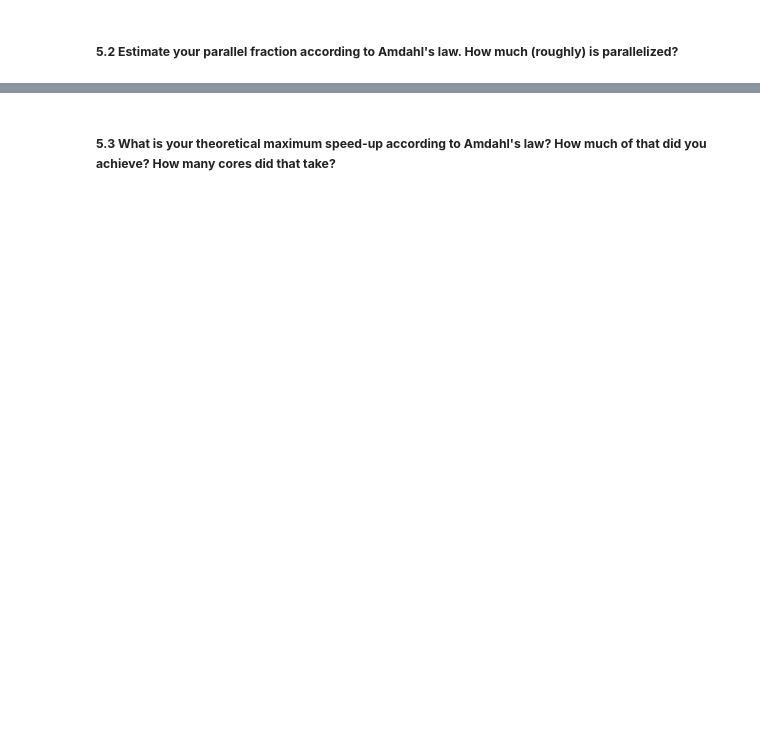
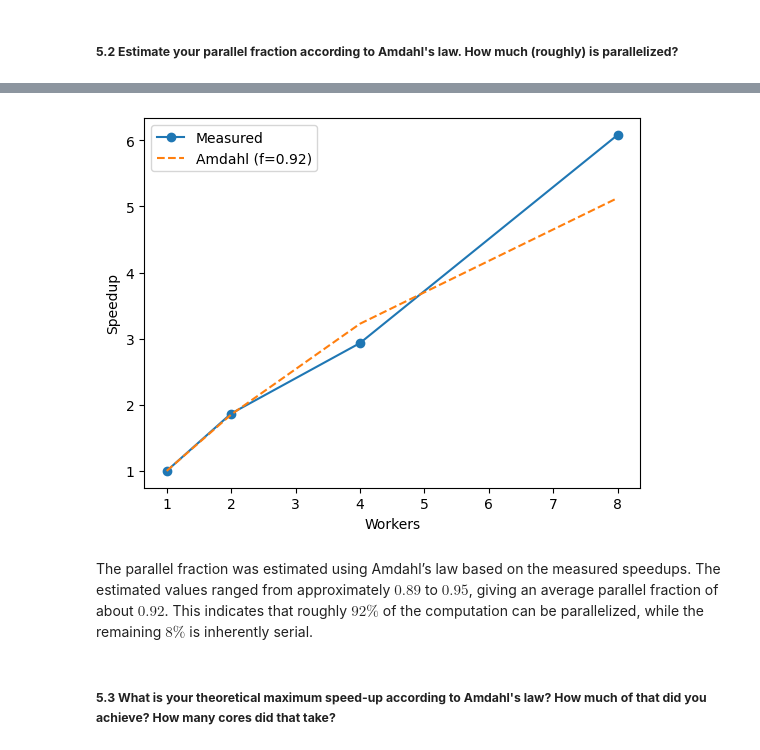
Before and after one commit to Lucialululu/02613_wall_heating_project, a Jupyter notebook: mini_project.ipynb, the cells around one changed output, grey strips where cells are left out. Drawn from its saved outputs; the diff is of its cells as text; code cells hidden in the pictures; blank space fills up the shorter version.

```diff
--- a/mini_project.ipynb
+++ b/mini_project.ipynb
@@ -296,2 +370,23 @@ We just create 4 job scripts going for 1, 2, 4, and 8 workers, and then we can p
+# %%
+workers_np = np.array([1,2,4,8])
+speedup = np.array([times[0]/t for t in times])
+
+# estimated f
+f = 0.92
+
+amdahl = 1 / ((1-f) + f/workers_np)
+
+plt.plot(workers, speedup, 'o-', label="Measured")
+plt.plot(workers, amdahl, '--', label=f"Amdahl (f={f:.2f})")
+
+plt.xlabel("Workers")
+plt.ylabel("Speedup")
+plt.legend()
+
+plt.show()
+# %% [output]
+[figure, added]
+# %% [markdown]
+The parallel fraction was estimated using Amdahl’s law based on the measured speedups. The estimated values ranged from approximately $0.89$ to $0.95$, giving an average parallel fraction of about $0.92$. This indicates that roughly $92\%$ of the computation can be parallelized, while the remaining $8\%$ is inherently serial.
 # %% [markdown]
 ##### **5.3 What is your theoretical maximum speed-up according to Amdahl's law? How much of that did you achieve? How many cores did that take?**
```
Also changed, not shown: parts of 9 cells of this notebook, 4 other files.
